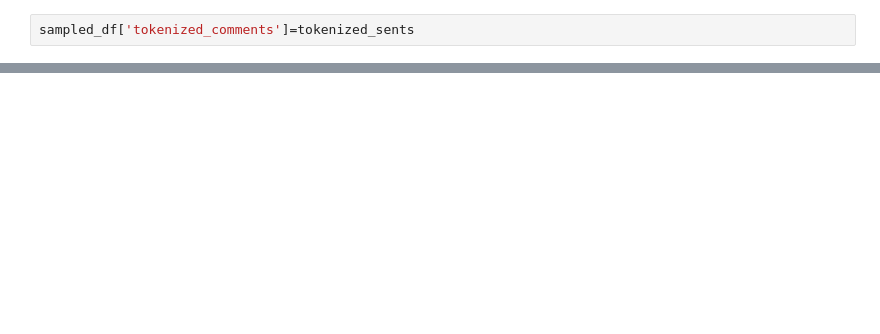
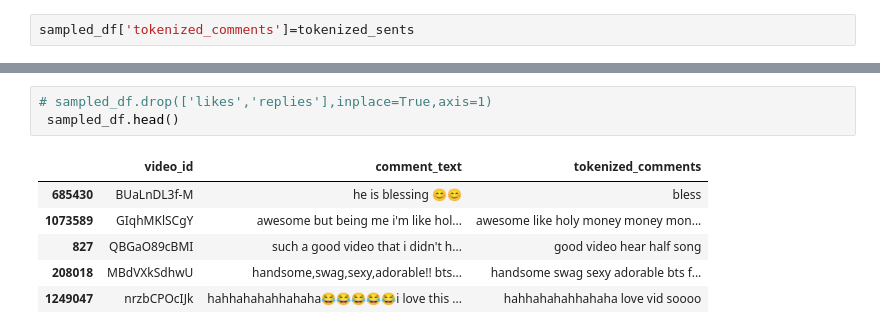
Before and after one commit to utkarsh599/Recomendation-sysy, a Jupyter notebook: Major.ipynb, the cells around one changed output, grey strips where cells are left out. Drawn from its saved outputs; the diff is of its cells as text; blank space fills up the shorter version.

```diff
--- a/Major.ipynb
+++ b/Major.ipynb
@@ -179,0 +194,10 @@ sampled_df
+# %%
+# sampled_df.drop(['likes','replies'],inplace=True,axis=1)
+ sampled_df.head()
+# %% [output]
+|  | video_id | comment_text | tokenized_comments |
+| 685430 | BUaLnDL3f-M | he is blessing 😊😊 | bless |
+| 1073589 | GIqhMKlSCgY | awesome but being me i'm like hol... | awesome like holy money money mon... |
+| 827 | QBGaO89cBMI | such a good video that i didn't h... | good video hear half song |
+| 208018 | MBdVXkSdhwU | handsome,swag,sexy,adorable!! bts... | handsome swag sexy adorable bts f... |
+| 1249047 | nrzbCPOcIJk | hahhahahahhahaha😂😂😂😂😂i love this ... | hahhahahahhahaha love vid soooo |
```
Also changed, not shown: parts of 9 cells of this notebook.
